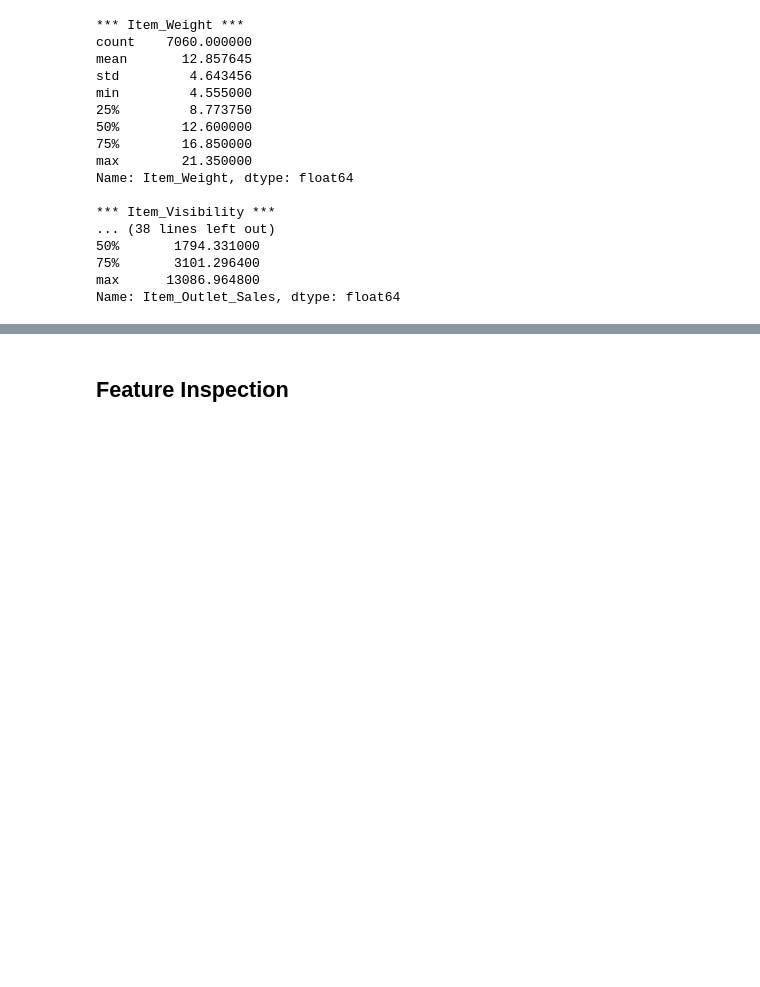
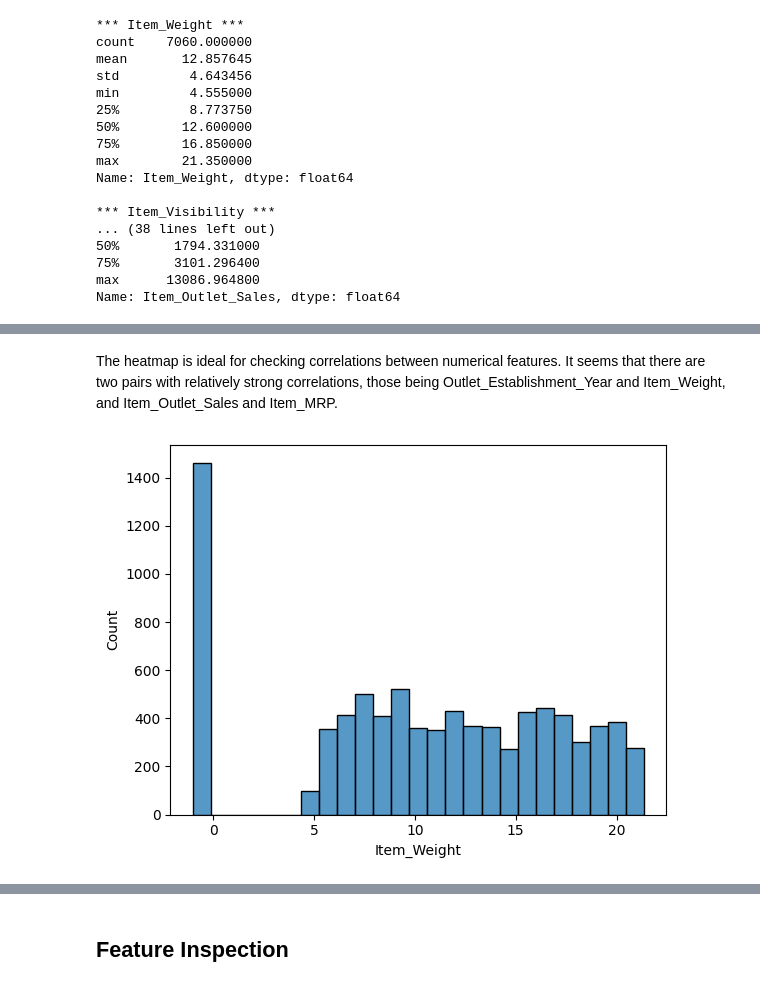
Before and after one commit to YoungVoid/Prediction-of-Product-Sales, a Jupyter notebook: Prediction_of_Product_Sales.ipynb, the cells around one changed output, grey strips where cells are left out. Saved outputs shown, nothing was run; the diff lists cells and outputs as text; code cells hidden in the pictures; blank space fills up the shorter version.

```diff
--- a/Prediction_of_Product_Sales.ipynb
+++ b/Prediction_of_Product_Sales.ipynb
@@ -356,0 +392,6 @@ Name: Item_Outlet_Sales, dtype: float64
+# %% [markdown]
+The heatmap is ideal for checking correlations between numerical features. It seems that there are two pairs with relatively strong correlations, those being Outlet_Establishment_Year and Item_Weight, and Item_Outlet_Sales and Item_MRP.
+# %%
+sns.histplot(data=df_sales_predictions, x='Item_Weight');
+# %% [output]
+[figure, added]
```
Also changed, not shown: parts of 12 cells of this notebook.
